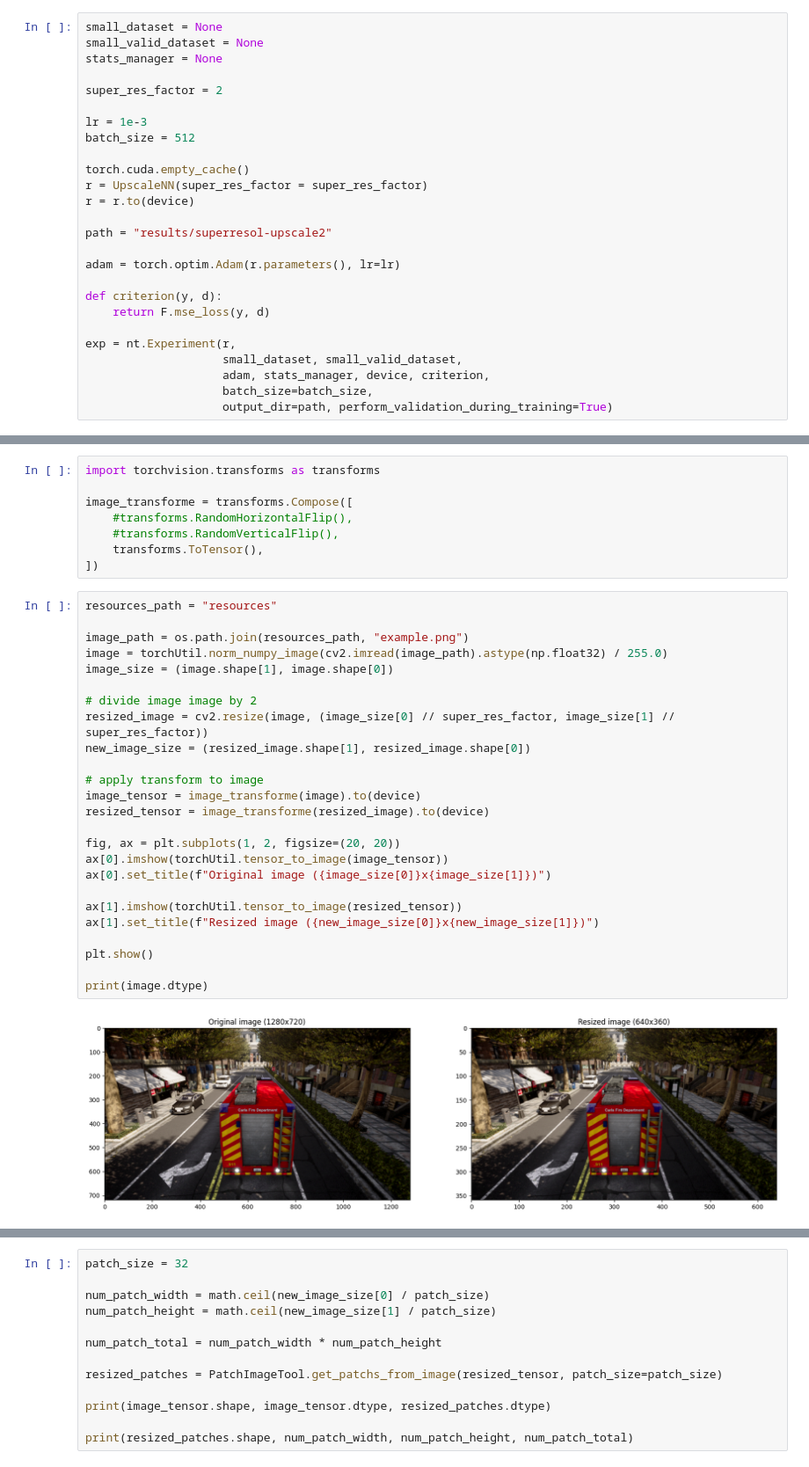
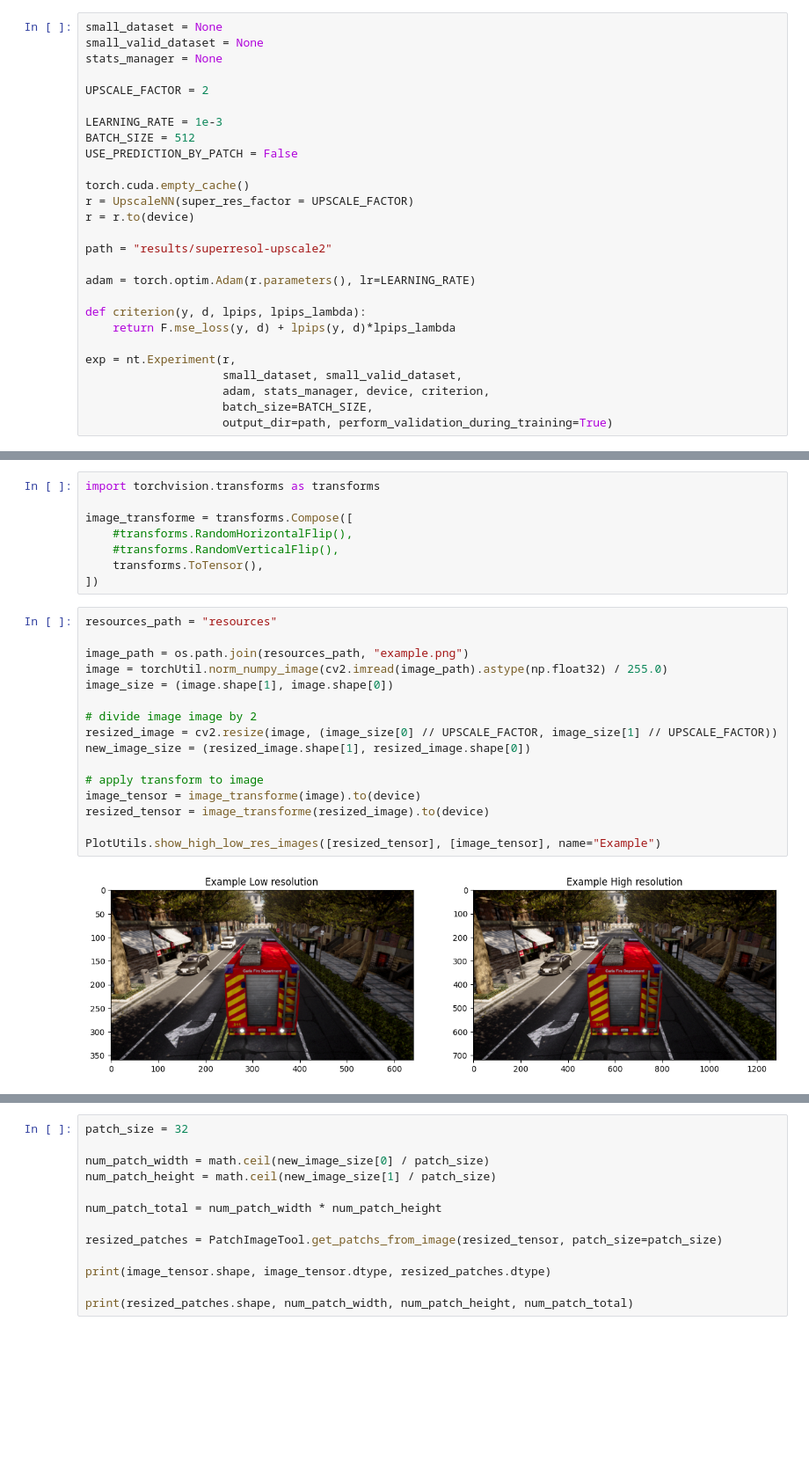
Before and after one commit to MightyCode/Super-Resolution-Project, a Jupyter notebook: test_model_on_image.ipynb, the cells around one changed output, grey strips where cells are left out. Shown at 88% size. Saved outputs shown, nothing was run; the diff lists cells and outputs as text; blank space fills up the shorter version.

Commit message:
refactor test model on image to use PlotUtil and predict by image if needed

```diff
--- a/test_model_on_image.ipynb
+++ b/test_model_on_image.ipynb
@@ -72,26 +73,27 @@ small_dataset = None
 small_valid_dataset = None
 stats_manager = None
 
-super_res_factor = 2
+UPSCALE_FACTOR = 2
 
-lr = 1e-3
-batch_size = 512
+LEARNING_RATE = 1e-3
+BATCH_SIZE = 512
+USE_PREDICTION_BY_PATCH = False
 
 torch.cuda.empty_cache()
-r = UpscaleNN(super_res_factor = super_res_factor)
+r = UpscaleNN(super_res_factor = UPSCALE_FACTOR)
 r = r.to(device)
 
 path = "results/superresol-upscale2"
 
-adam = torch.optim.Adam(r.parameters(), lr=lr)
+adam = torch.optim.Adam(r.parameters(), lr=LEARNING_RATE)
 
-def criterion(y, d):
-    return F.mse_loss(y, d)
+def criterion(y, d, lpips, lpips_lambda):
+    return F.mse_loss(y, d) + lpips(y, d)*lpips_lambda
 
 exp = nt.Experiment(r,
                     small_dataset, small_valid_dataset,
                     adam, stats_manager, device, criterion,
-                    batch_size=batch_size,
+                    batch_size=BATCH_SIZE,
                     output_dir=path, perform_validation_during_training=True)
 # %% [markdown]
 ## Load image and test
@@ -106,27 +108,18 @@ image_transforme = transforms.Compose([
 # %%
 resources_path = "resources"
 
 image_path = os.path.join(resources_path, "example.png")
 image = torchUtil.norm_numpy_image(cv2.imread(image_path).astype(np.float32) / 255.0)
 image_size = (image.shape[1], image.shape[0])
 
 # divide image image by 2
-resized_image = cv2.resize(image, (image_size[0] // super_res_factor, image_size[1] // super_res_factor))
+resized_image = cv2.resize(image, (image_size[0] // UPSCALE_FACTOR, image_size[1] // UPSCALE_FACTOR))
 new_image_size = (resized_image.shape[1], resized_image.shape[0])
 
 # apply transform to image
 image_tensor = image_transforme(image).to(device)
 resized_tensor = image_transforme(resized_image).to(device)
 
-fig, ax = plt.subplots(1, 2, figsize=(20, 20))
-ax[0].imshow(torchUtil.tensor_to_image(image_tensor))
-ax[0].set_title(f"Original image ({image_size[0]}x{image_size[1]})")
-
-ax[1].imshow(torchUtil.tensor_to_image(resized_tensor))
-ax[1].set_title(f"Resized image ({new_image_size[0]}x{new_image_size[1]})")
-
-plt.show()
-
-print(image.dtype)
+PlotUtils.show_high_low_res_images([resized_tensor], [image_tensor], name="Example")
 # %% [output]
-[figure, old version]
+[figure, new version]
```
Also changed, not shown: parts of 7 cells of this notebook, 1 other file.
